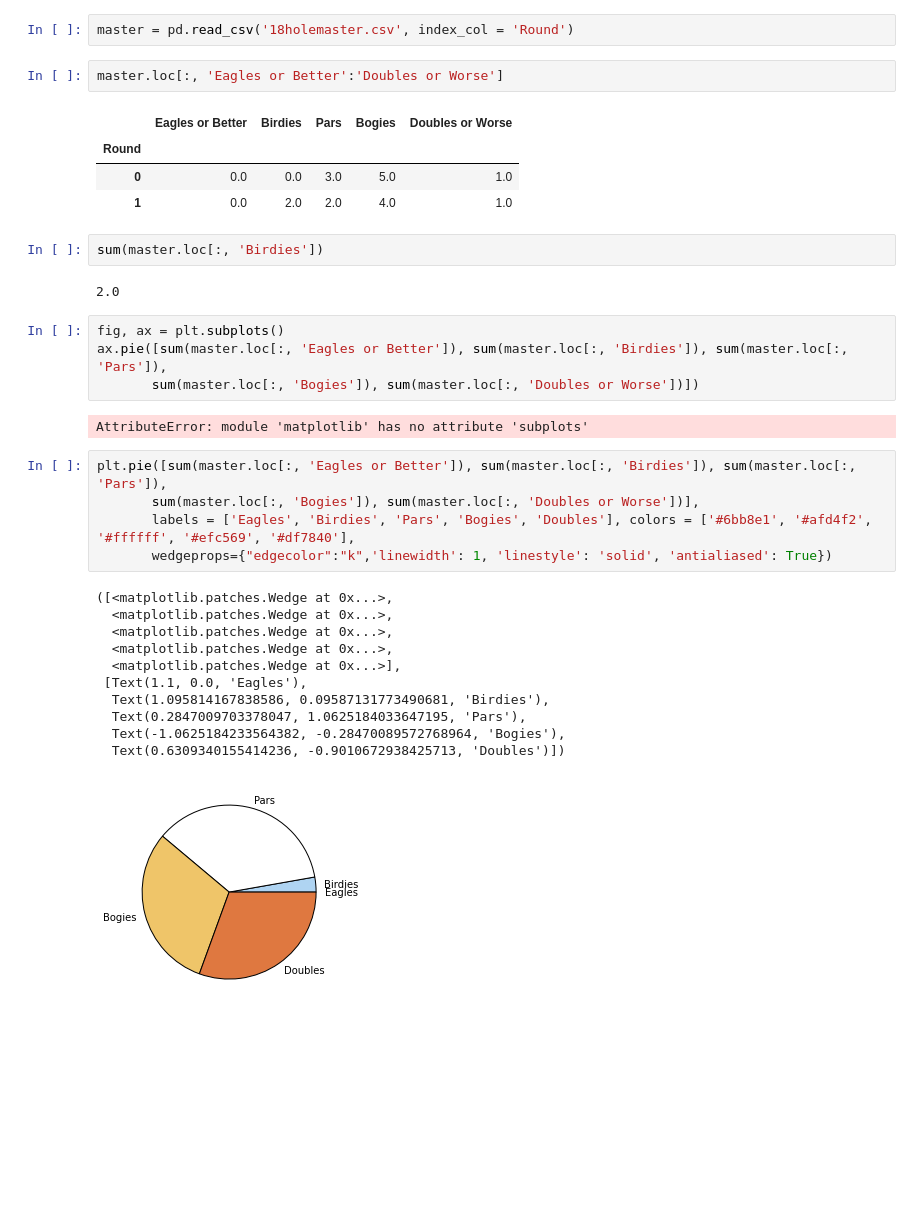
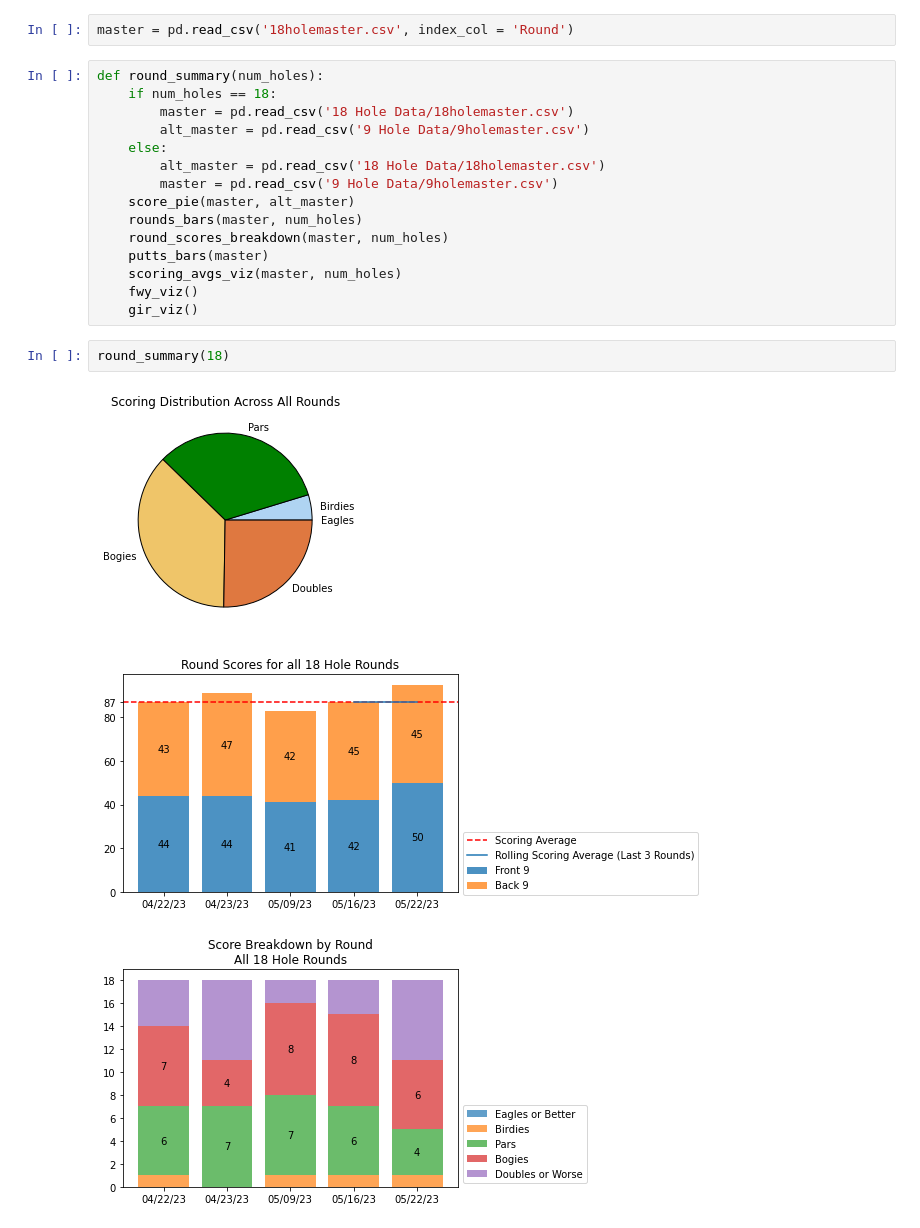
Before and after one commit to tristansetterdahl/Personal-Golf, a Jupyter notebook: Golf Input.ipynb, the cells around one changed output. Cells and saved outputs as stored; diff of their text form; blank space fills up the shorter version.

Commit message:
data in right spots, script bones are done

```diff
--- a/Golf Input.ipynb
+++ b/Golf Input.ipynb
@@ -280,36 +297,23 @@ Is this correct? y
 # %%
 master = pd.read_csv('18holemaster.csv', index_col = 'Round')
-# %%
-master.loc[:, 'Eagles or Better':'Doubles or Worse']
-# %% [output]
-|  | Eagles or Better | Birdies | Pars | Bogies | Doubles or Worse |
-| Round |  |  |  |  |  |
-| 0 | 0.0 | 0.0 | 3.0 | 5.0 | 1.0 |
-| 1 | 0.0 | 2.0 | 2.0 | 4.0 | 1.0 |
-# %%
-sum(master.loc[:, 'Birdies'])
-# %% [output]
-2.0
-# %%
-fig, ax = plt.subplots()
-ax.pie([sum(master.loc[:, 'Eagles or Better']), sum(master.loc[:, 'Birdies']), sum(master.loc[:, 'Pars']),
-       sum(master.loc[:, 'Bogies']), sum(master.loc[:, 'Doubles or Worse'])])
-# %% [output]
-AttributeError: module 'matplotlib' has no attribute 'subplots'
 # %%
-plt.pie([sum(master.loc[:, 'Eagles or Better']), sum(master.loc[:, 'Birdies']), sum(master.loc[:, 'Pars']),
-       sum(master.loc[:, 'Bogies']), sum(master.loc[:, 'Doubles or Worse'])],
-       labels = ['Eagles', 'Birdies', 'Pars', 'Bogies', 'Doubles'], colors = ['#6bb8e1', '#afd4f2', '#ffffff', '#efc569', '#df7840'],
-       wedgeprops={"edgecolor":"k",'linewidth': 1, 'linestyle': 'solid', 'antialiased': True})
+def round_summary(num_holes):
+    if num_holes == 18:
+        master = pd.read_csv('18 Hole Data/18holemaster.csv')
+        alt_master = pd.read_csv('9 Hole Data/9holemaster.csv')
+    else:
+        alt_master = pd.read_csv('18 Hole Data/18holemaster.csv')
+        master = pd.read_csv('9 Hole Data/9holemaster.csv')
+    score_pie(master, alt_master)
+    rounds_bars(master, num_holes)
+    round_scores_breakdown(master, num_holes)
+    putts_bars(master)
+    scoring_avgs_viz(master, num_holes)
+    fwy_viz()
+    gir_viz()
-# %% [output]
-([<matplotlib.patches.Wedge at 0x...>,
-  <matplotlib.patches.Wedge at 0x...>,
-  <matplotlib.patches.Wedge at 0x...>,
-  <matplotlib.patches.Wedge at 0x...>,
-  <matplotlib.patches.Wedge at 0x...>],
- [Text(1.1, 0.0, 'Eagles'),
-  Text(1.095814167838586, 0.09587131773490681, 'Birdies'),
-  Text(0.2847009703378047, 1.0625184033647195, 'Pars'),
-  Text(-1.0625184233564382, -0.28470089572768964, 'Bogies'),
-  Text(0.6309340155414236, -0.9010672938425713, 'Doubles')])
-[figure, removed]
+# %%
+round_summary(18)
+# %% [output]
+[figure, added]
+[figure, added]
+[figure, added]
```
Also changed, not shown: parts of 19 cells of this notebook, 36 other files.
